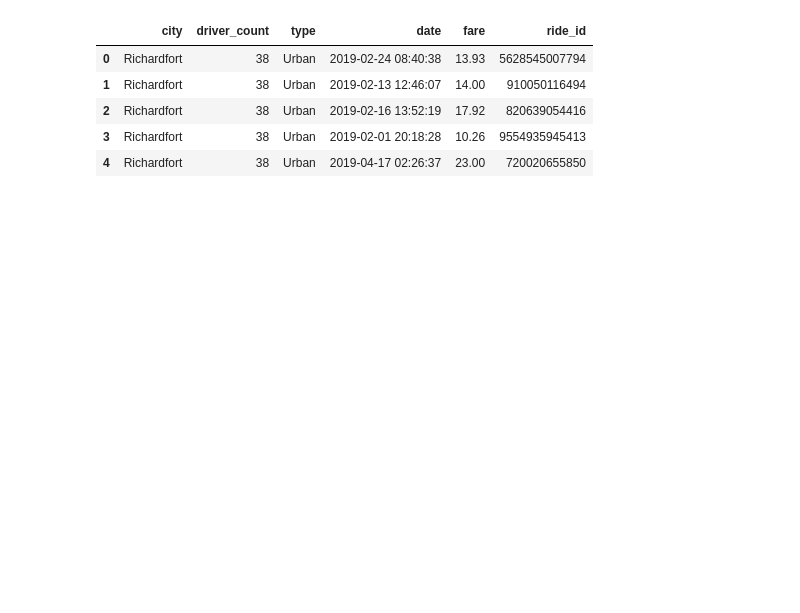
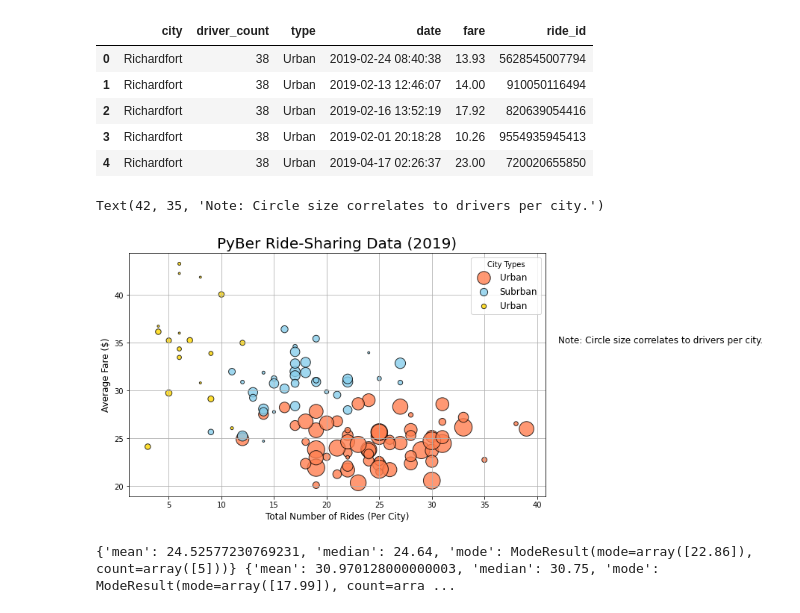
Before and after one commit to UnixBear/DataScience_Bootcamp, a Jupyter notebook: Rutgers_Data_Science/PyBer/PyBer.ipynb, the cells around one changed output. Drawn from its saved outputs; the diff is of its cells as text; code cells hidden in the pictures; blank space fills up the shorter version.

```diff
--- a/Rutgers_Data_Science/PyBer/PyBer.ipynb
+++ b/Rutgers_Data_Science/PyBer/PyBer.ipynb
@@ -18,3 +25,56 @@ pyberDataDf.head()
 | 2 | Richardfort | 38 | Urban | 2019-02-16 13:52:19 | 17.92 | 820639054416 |
 | 3 | Richardfort | 38 | Urban | 2019-02-01 20:18:28 | 10.26 | 9554935945413 |
 | 4 | Richardfort | 38 | Urban | 2019-04-17 02:26:37 | 23.00 | 720020655850 |
+# %%
+#getting the number of rides for each city by each type of city
+urbanRideCount = urbanCitiesDf.groupby(["city"]).count()["ride_id"]
+suburbanRideCount = suburbanCitiesDf.groupby(["city"]).count()["ride_id"]
+ruralRideCount = ruralCitiesDf.groupby(["city"]).count()["ride_id"]
+
+#getting the average fare per city by type
+urbanAvgFare = urbanCitiesDf.groupby(["city"]).mean()["fare"]
+suburbanAvgFare = suburbanCitiesDf.groupby(["city"]).mean()["fare"]
+ruralAvgFare = ruralCitiesDf.groupby(["city"]).mean()["fare"]
+
+#average number of drivers per city by type
+urbanDriverCount = urbanCitiesDf.groupby(["city"]).mean()["driver_count"]
+suburbanDriverCount = suburbanCitiesDf.groupby(["city"]).mean()["driver_count"]
+ruralDriverCount = ruralCitiesDf.groupby(["city"]).mean()["driver_count"]
+# %%
+fig,ax = plt.subplots(figsize=(10,6))
+
+#urban data
+ax.scatter(urbanRideCount, urbanAvgFare,
+    s=8*urbanDriverCount,
+    edgecolors="black",
+    c="coral",
+    alpha=0.8, label="Urban")
+#suburban data
+ax.scatter(suburbanRideCount, suburbanAvgFare,
+    s=8*suburbanDriverCount,
+    edgecolors="black",
+    c="skyblue",
+    alpha=0.8, label="Subrban")
+#rural data
+ax.scatter(ruralRideCount, ruralAvgFare,
+    s=8*ruralDriverCount,
+    edgecolors="black",
+    c="gold",
+    alpha=0.8, label="Urban")
+
+#setting up graph labeling labels
+ax.set_title("PyBer Ride-Sharing Data (2019)", fontsize=20)
+ax.set_ylabel("Average Fare ($)", fontsize=12)
+ax.set_xlabel("Total Number of Rides (Per City)", fontsize=12)
+ax.grid(True)
+
+#configuring the legend
+ax.legend().legendHandles[0]._sizes = [75]
+ax.legend().legendHandles[1]._sizes = [75]
+ax.legend().legendHandles[2]._sizes = [75]
+ax.legend().get_title().set_fontsize(12)
+ax.legend(fontsize="12", mode="Expanded", scatterpoints=1, loc="best", title="City Types")
+ax.text(42,35, "Note: Circle size correlates to drivers per city.",fontsize=12)
+# %% [output]
+Text(42, 35, 'Note: Circle size correlates to drivers per city.')
+[figure, added]
@@ -20,0 +123,4 @@ pyberDataDf.head()
+# %%
+print(urbanFareCT, suburbanFareCT, ruralFareCT)
+# %% [output]
+{'mean': 24.52577230769231, 'median': 24.64, 'mode': ModeResult(mode=array([22.86]), count=array([5]))} {'mean': 30.970128000000003, 'median': 30.75, 'mode': ModeResult(mode=array([17.99]), count=arra ...
```
Also changed, not shown: parts of 17 cells of this notebook, 7 other files.
